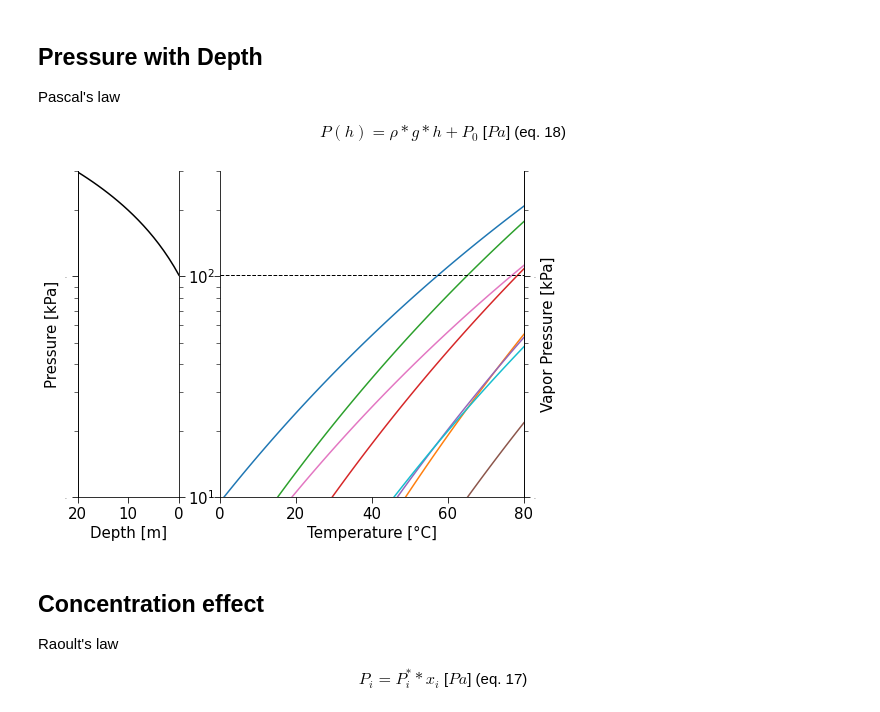
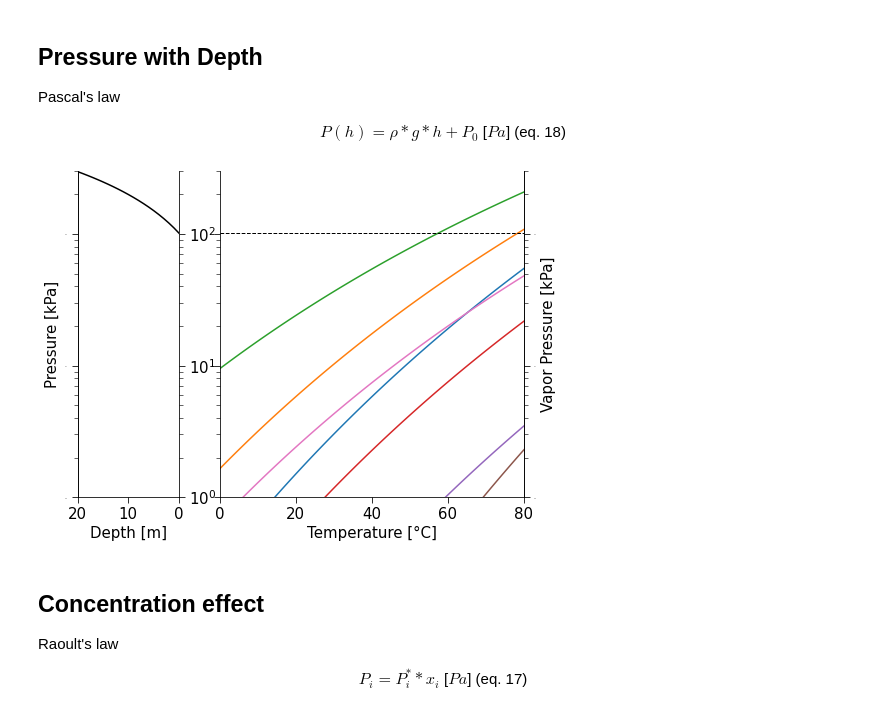
Before and after one commit to biosustain/CO2_fixation_models, a Jupyter notebook: Scripts/05_VolatileProdRecovery.ipynb, the cells around one changed output. Saved outputs shown, nothing was run; the diff lists cells and outputs as text; code cells hidden in the pictures.

```diff
--- a/Scripts/05_VolatileProdRecovery.ipynb
+++ b/Scripts/05_VolatileProdRecovery.ipynb
@@ -38,18 +38,16 @@ def Celsius_Kelvin(t):
     return t+273.15
 
 #Reactor
-F_L = 1 * 10**-3 #Fluid inflow rate with C-source supplement [m^3]
-F_G = 1 * 10**4 #gas inflow rate (from Steph: (8*10**5 * 8.314 * T)/p_m) [m^3/h]
-r = 3 # radius of the reactor [m]
-h = 30 # height of the reactor [m]
-
-#deduceable parameters
+v_gas = 0.5 # average gas velocity [m/s]
+h_r = 30 # height of the reactor [m]
+ar = 5 # aspect ratio: height to diameter
+r = h_r/(ar * 2)
+h = 2/3 * h_r # initial height of broth  assuming it is 2/3 filled [m]
 A = math.pi * r**2 #reactor cross-sectional area [m^2]
-V_L = A * h * 2/3 #reactor volume, assuming it is 2/3 filled [m^3]
-v_gas = F_G/A/3600 #average gas velocity [m/s]
-Gas_holdup = 0.6 * (v_gas)**0.7 #from Stephanie's paper
-V_G = V_L * Gas_holdup
-c_H2O = 10**6/18 #[mM] concentration of water (in pure water) for mol fraction calculation
+V_L = A * h #reactor volume [m^3]
+F_G = v_gas * A
+Gas_holdup = 0.6*(v_gas)**0.7 #from Stephanie's paper
+V_G = V_L*Gas_holdup
 
 p_t = 101325 # pressure at the top of the reactor [Pa]
 p_b = p_t + h * 1000 * 9.81 # pressure at the bottom of the reactor [Pa]
@@ -123,7 +121,7 @@ plt.rcParams['axes.spines.top'] = False
 #Output results for publication
 fig, (ax1, ax2) = plt.subplots(1, 2, sharey=True, figsize=(8, 6), gridspec_kw={'width_ratios': [1, 3]})
 ax1.axis([20, 0, 0.1, 400])
-ax2.axis([Kelvin_Celsius(T0), Kelvin_Celsius(T0)+dt, 10000/1000, 300000/1000])
+ax2.axis([Kelvin_Celsius(T0), Kelvin_Celsius(T0)+dt, 1000/1000, 300000/1000])
 plt.subplots_adjust(wspace=0.20)
 ax1.yaxis.tick_right()
 
@@ -142,42 +140,42 @@ ax_l.tick_params(axis='y', which='minor', labelsize=0, length = 4)
 ax_l.set_ylabel('Pressure [kPa]', fontsize=15)
 
 #ax2.set_title("Vapor pressure of pure VOCs by Temperature [Pa]")
+ax2.plot(Kelvin_Celsius(T), Pt(PR["Actt"], TR_PP, DH_vapR["Actt"], T, 1)/1000)
+#ax2.plot(Kelvin_Celsius(T), Pt(PR["MetOH"], TR_PP, DH_vapR["MetOH"], T, 1)/1000)
+ax2.plot(Kelvin_Celsius(T), Pt(PR["EtOH"], TR_PP, DH_vapR["EtOH"], T, 1)/1000)
 ax2.plot(Kelvin_Celsius(T), Pt(PR["Actn"], TR_PP, DH_vapR["Actn"], T, 1)/1000)
-ax2.plot(Kelvin_Celsius(T), Pt(PR["Actt"], TR_PP, DH_vapR["Actt"], T, 1)/1000)
-ax2.plot(Kelvin_Celsius(T), Pt(PR["MetOH"], TR_PP, DH_vapR["MetOH"], T, 1)/1000)
-ax2.plot(Kelvin_Celsius(T), Pt(PR["EtOH"], TR_PP, DH_vapR["EtOH"], T, 1)/1000)
-ax2.plot(Kelvin_Celsius(T), Pt(PR["PropOH"], TR_PP, DH_vapR["PropOH"], T, 1)/1000)
+#ax2.plot(Kelvin_Celsius(T), Pt(PR["PropOH"], TR_PP, DH_vapR["PropOH"], T, 1)/1000)
 ax2.plot(Kelvin_Celsius(T), Pt(PR["ButOH"], TR_PP, DH_vapR["ButOH"], T, 1)/1000)
-ax2.plot(Kelvin_Celsius(T), Pt(PR["Butnon"], TR_PP, DH_vapR["Butnon"], T, 1)/1000)
+#ax2.plot(Kelvin_Celsius(T), Pt(PR["Butnon"], TR_PP, DH_vapR["Butnon"], T, 1)/1000)
 ax2.plot(Kelvin_Celsius(T), Pt(PR["Butyrt"], TR_PP, DH_vapR["Butyrt"], T, 1)/1000) #stays below 10000 Pa
 ax2.plot(Kelvin_Celsius(T), Pt(PR["Butdiol"], TR_PP, DH_vapR["Butdiol"], T, 1)/1000) #stays below 10000 Pa
 ax2.plot(Kelvin_Celsius(T), Pt(PR["H2O"], TR_PP, DH_vapR["H2O"], T, 1)/1000)
 ax2.axhline(y = 101325/1000, color = 'black', linestyle = '--', linewidth = 1)
 ax2.set_xlabel('Temperature [°C]', fontsize=15)
 ax2.tick_params(axis='both', which='major', labelsize=15, length = 6)
 ax2.tick_params(axis='both', which='minor', labelsize=15, length = 4)
 ax_r = ax2.secondary_yaxis('right')#, fontsize=0)
 ax_r.tick_params(axis='y', which='major', labelsize=0, length = 6)
 ax_r.tick_params(axis='y', which='minor', labelsize=0, length = 4)
 ax_r.set_ylabel('Vapor Pressure [kPa]', fontsize=15)
 plt.yscale("log")
 
 # Add arrows to demonstrate how the graph is read:
 T_demo_C = 60
 T_demo = Celsius_Kelvin(T_demo_C)
 Inter_Demo_VP = Pt(PR["Actn"], TR_PP, DH_vapR["Actn"], T_demo, 1)/1000
 #ax2.arrow(x=T_demo_C, y=0, dx=0, dy=Inter_Demo_VP, length_includes_head=True, head_width=2, head_length=10, width=0.1, facecolor='black', edgecolor='black')
 #ax2.arrow(x=T_demo_C, y=Inter_Demo_VP, dx=-T_demo_C, dy=0, head_width=0, head_length=0, width=1.2, facecolor='black', edgecolor='black')#, width=.08, facecolor='black', edgecolor='black')
 Inter_Demo_D = (Inter_Demo_VP - P0/1000)/9.810
 #ax1.arrow(x=0, y=Inter_Demo_VP, dx=Inter_Demo_D, dy=0, length_includes_head=True, head_width=7, head_length=0.6, width=1.200, facecolor='black', edgecolor='black')#, width=.08, facecolor='black', edgecolor='black')
 #ax1.arrow(x=Inter_Demo_D, y=Inter_Demo_VP, dx=0, dy=(10000/1000-Inter_Demo_VP), length_includes_head=True, head_width=1, head_length=.500, width=0.1, facecolor='black', edgecolor='black')#, width=.08, facecolor='black', edgecolor='black')
 
-#ax2.legend(["Acetone","Acetate","Methanol","Ethanol","Propanol","Butanol","Butanone","Butyrate","Butanediol","Water","1 atm"],loc='center right', bbox_to_anchor=(1.5, 0.5))
+#ax2.legend(["Acetate","Ethanol","Acetone","Butanol","Butyrate","Butanediol","Water"],loc='center right', bbox_to_anchor=(1.5, 0.5))
 
-plt.savefig('../Figures/F04C_ProductVaporPres.png')
+#plt.savefig('../Figures/F04C_ProductVaporPres.png')
 plt.show()
 # %% [output]
-[figure, old version]
+[figure, new version]
 # %% [markdown]
 ## Concentration effect
 
```
Also changed, not shown: parts of 18 cells of this notebook, 9 other files.
